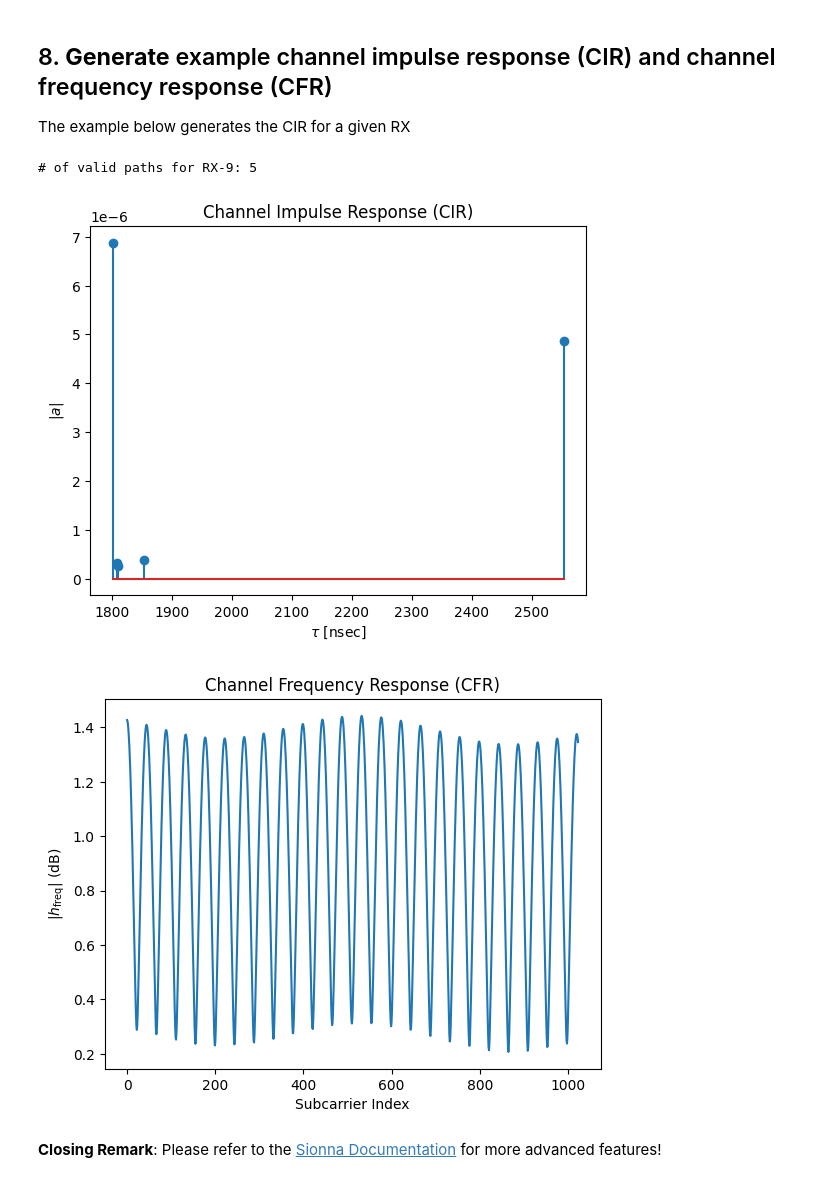
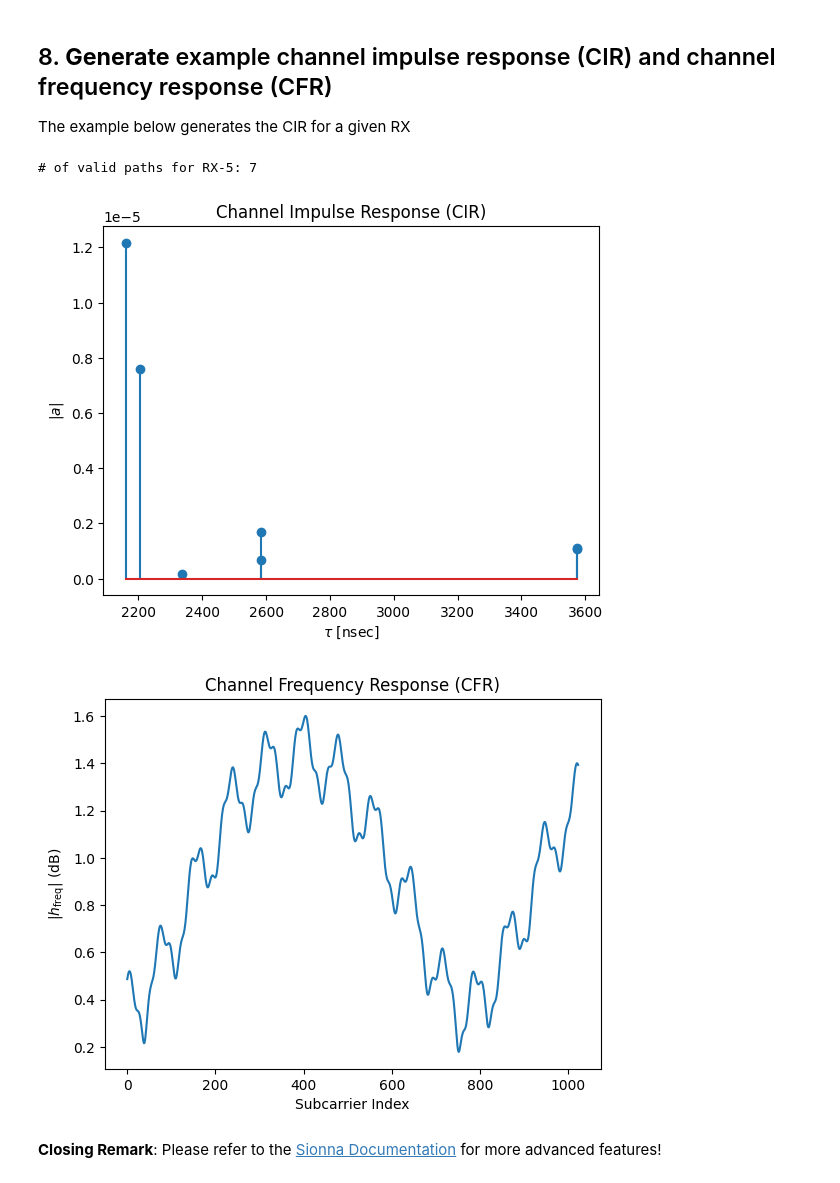
Before and after one commit to davidklee04/Sionna_Princeton, a Jupyter notebook: examples/2_sionna_rays_analysis.ipynb, the cells around one changed output. Cells and saved outputs as stored; diff of their text form; code cells hidden in the pictures.

Commit message:
Fix RX selection logic and typo in variable name
- Select RX with most paths for CIR
- Rename 'frequencies' to 'freq'

```diff
--- a/examples/2_sionna_rays_analysis.ipynb
+++ b/examples/2_sionna_rays_analysis.ipynb
@@ -374,8 +374,14 @@ The example below generates the CIR for a given RX
 # %%
 num_rx = np.asarray(paths.a).shape[1]
 
-# Randomly select an RX to compute the CIR
-tmp_rx_idx = np.random.randint(0, num_rx)
+
+# Count the number of paths associated with each RX ID in the dataframe,
+# sorted in descending order (most frequent RX comes first)
+rx_counts_ordered = df["rx_id"].value_counts()
+
+# Select the RX ID with the maximum number of associated paths (first in the sorted list)
+# to use for computing the Channel Impulse Response (CIR)
+tmp_rx_idx = rx_counts_ordered.keys()[0]
 
 # For a given RX, parse paths to generate
 # - tmp_rx_a is in the dimension of [2, num_paths]
@@ -404,37 +410,37 @@ else:
     # plt.ylim([0, np.max(a_abs)*1.1])
 
 from sionna.rt import subcarrier_frequencies
 
 # Number of subcarriers and subcarrier spacing (scs) in Hz
 num_scs = 1024
 scs = 30e3
 
 # Compute frequencies of subcarriers relative to the carrier frequency
 freq = subcarrier_frequencies(num_scs, scs)
 
 # Compute channel frequency response (CFR)
 # Shape: [num_rx, num_rx_ant, num_tx, num_tx_ant, num_time_steps, num_subcarriers]
-h_freq = paths.cfr(frequencies=frequencies,
+h_freq = paths.cfr(frequencies=freq,
                    normalize=True, # Normalize energy
                    normalize_delays=True,
                    out_type="numpy")
 
 h_freq_tmp_rx = h_freq.squeeze()[tmp_rx_idx, :]
 
 if np.sum(tmp_rx_valid) <= 0:
     print(f"No valid paths for RX-{tmp_rx_idx}.")
 
 else:
     # Plot the CFR
     plt.figure()
     plt.title("Channel Frequency Response (CFR)");
     plt.plot(np.abs(h_freq_tmp_rx));
     plt.xlabel("Subcarrier Index");
     plt.ylabel(r"|$h_\text{freq}$| (dB)");
 # %% [output]
-# of valid paths for RX-9: 5
+# of valid paths for RX-5: 7
-[figure, old version]
+[figure, new version]
-[figure, old version]
+[figure, new version]
 # %% [markdown]
 **Closing Remark**:
 Please refer to the [Sionna Documentation](https://nvlabs.github.io/sionna/) for more advanced features!
```
Also changed, not shown: parts of 7 cells of this notebook.
